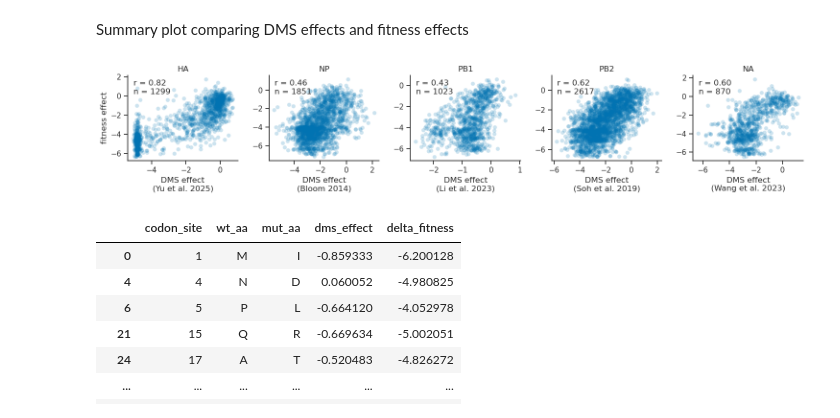
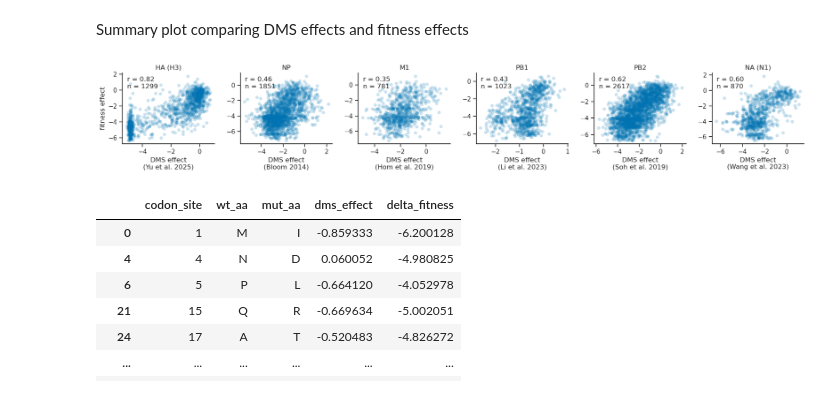
Before and after one commit to matsengrp/flu-mut-rates, a Jupyter notebook: notebooks/analyze_fitness_effects.ipynb, the cells around one changed output. Cells and saved outputs as stored; diff of their text form; code cells hidden in the pictures.

Commit message:
Add Hom M1 DMS processing and update fitness comparison plot (#45)
Closes #44

Co-authored-by: Claude Sonnet 4.6 <noreply@anthropic.com>

```diff
--- a/notebooks/analyze_fitness_effects.ipynb
+++ b/notebooks/analyze_fitness_effects.ipynb
@@ -363,0 +366,20 @@ N sites with data: 542
+# %%
+# Get fitness data
+m1_fitness_data = fitness_df[
+    (fitness_df['gene'] == 'M1') &
+    (fitness_df['mut_class'] == 'nonsynonymous') &
+    (fitness_df['expected_count'] >= count_threshold_dms_comparison) &
+    (fitness_df['subtype'] == 'all')
+].copy()
+m1_fitness_data['codon_site'] = m1_fitness_data['codon_site'].astype(int)
+
+# Read in processed DMS data and merge with fitness data
+m1_dms_data = (
+    pd.read_csv('../results/dms_data/Hom_M1/processed_dms_data.csv')
+    .rename(columns={'tree_reference_site': 'codon_site'})
+    .merge(m1_fitness_data, on=['codon_site', 'wt_aa', 'mut_aa'], how='inner')
+    .sort_values('codon_site')
+)
+print('N muts with data:', len(m1_dms_data))
+print('N sites with data:', m1_dms_data['codon_site'].nunique())
+m1_dms_data.head()
@@ -365,37 +396,39 @@ N sites with data: 542
 Summary plot comparing DMS effects and fitness effects
 # %%
 datasets = [
-    ('HA',  ha_dms_data),
+    ('HA (H3)',  ha_dms_data),
     ('NP',  np_dms_data),
+    ('M1',  m1_dms_data),
     ('PB1', pb1_dms_data),
     ('PB2', pb2_dms_data),
-    ('NA',  na_dms_data),
+    ('NA (N1)',  na_dms_data),
 ]
 author_year = {
-    'HA' : 'Yu et al. 2025',
+    'HA (H3)' : 'Yu et al. 2025',
     'NP' : 'Bloom 2014',
+    'M1' : 'Hom et al. 2019',
     'PB1' : 'Li et al. 2023',
     'PB2' : 'Soh et al. 2019',
-    'NA' : 'Wang et al. 2023',
+    'NA (N1)' : 'Wang et al. 2023',
 }
 
-fig, axs = plt.subplots(1, len(datasets), figsize=(15, 3))
+fig, axs = plt.subplots(1, len(datasets), figsize=(18, 3))
 
 for ax, (label, df) in zip(axs, datasets):
     r = df['dms_effect'].corr(df['delta_fitness'])
     n = len(df)
     sns.scatterplot(x='dms_effect', y='delta_fitness', data=df, alpha=0.2, linewidth=0, ax=ax)
     ax.annotate(f'r = {r:.2f}\nn = {n}', xy=(0.05, 0.95), xycoords='axes fraction', va='top')
     ax.set(
         title=label, xlabel=f'DMS effect\n({author_year[label]})',
         ylabel='fitness effect' if ax is axs[0] else ''
     )
     sns.despine(ax=ax)
 
 plt.tight_layout()
 plt.show()
 # %% [output]
-[figure, old version]
+[figure, new version]
 # %%
 pb1_dms_data[
     (pb1_dms_data['delta_fitness'] < -4) &
```
Also changed, not shown: parts of 7 cells of this notebook, 1 other file.
